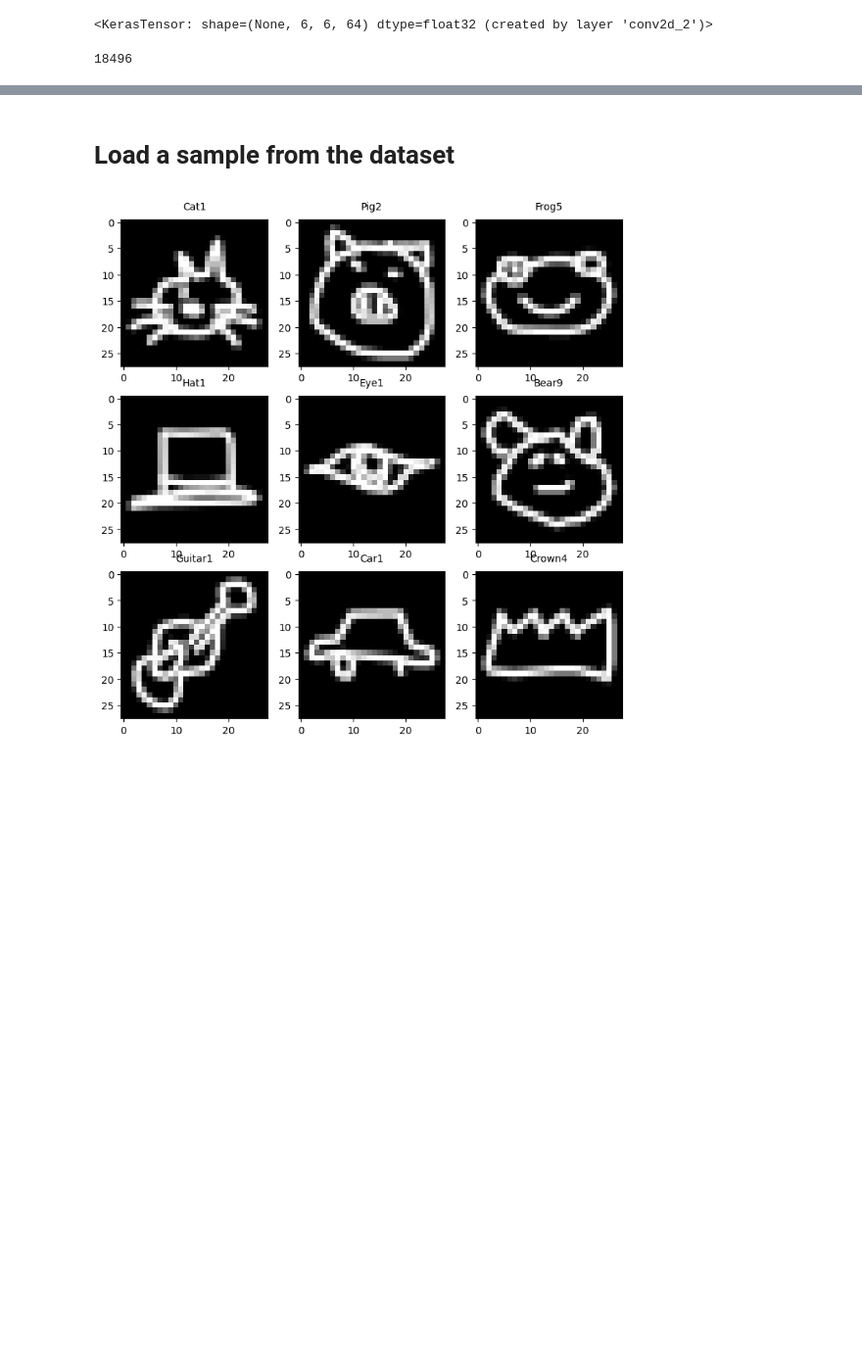
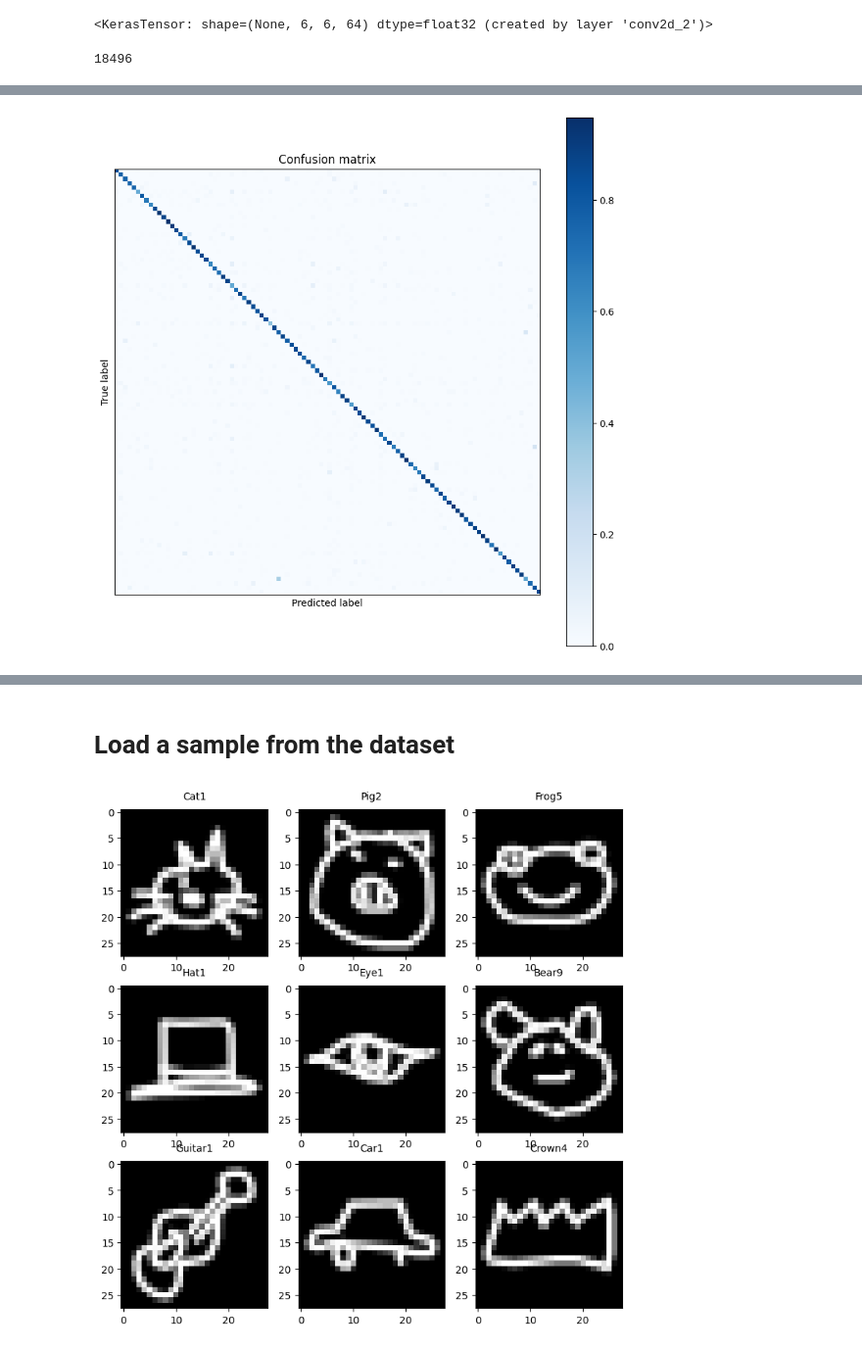
Before and after one commit to Sythak/deepdraw, a Jupyter notebook: notebooks/Show_Convolution.ipynb, the cells around one changed output, grey strips where cells are left out. Shown at 98% size. Saved outputs shown, nothing was run; the diff lists cells and outputs as text; code cells hidden in the pictures; blank space fills up the shorter version.

```diff
--- a/notebooks/Show_Convolution.ipynb
+++ b/notebooks/Show_Convolution.ipynb
@@ -118,0 +200,2 @@ third_convolution_layer.output
+# %%
+y_pred = model.predict(dataset_test)
@@ -118,0 +224,18 @@ third_convolution_layer.output
+# %%
+class Estimator:
+    _estimator_type = ''
+    classes_=[]
+    def __init__(self, model, classes):
+        self.model = model
+        self._estimator_type = 'classifier'
+        self.classes_ = classes
+    def predict(self, X):
+        y_prob= self.model.predict(X)
+        y_pred = y_prob.argmax(axis=1)
+        return y_pred
+
+classifier = Estimator(model, class_names)
+# %%
+y = np.concatenate([y for x, y in dataset_test], axis=0)
+# %%
+x = np.concatenate([x for x, y in dataset_test], axis=0)
@@ -118,0 +272,8 @@ third_convolution_layer.output
+# %%
+fig, ax = plt.subplots(figsize=(10, 10))
+plot_confusion_matrix(estimator= classifier, X=x, y_true=y, cmap='Blues',normalize='true', include_values=False, ax=ax)
+plt.title('Confusion matrix')
+plt.tick_params(left = False)
+plt.tick_params(top=False, bottom=False, left=False, right=False,
+                labelleft=False, labelbottom=False)
+# %% [output]
@@ -118,0 +281 @@ third_convolution_layer.output
+[figure, added]
```
Also changed, not shown: parts of 23 cells of this notebook.
